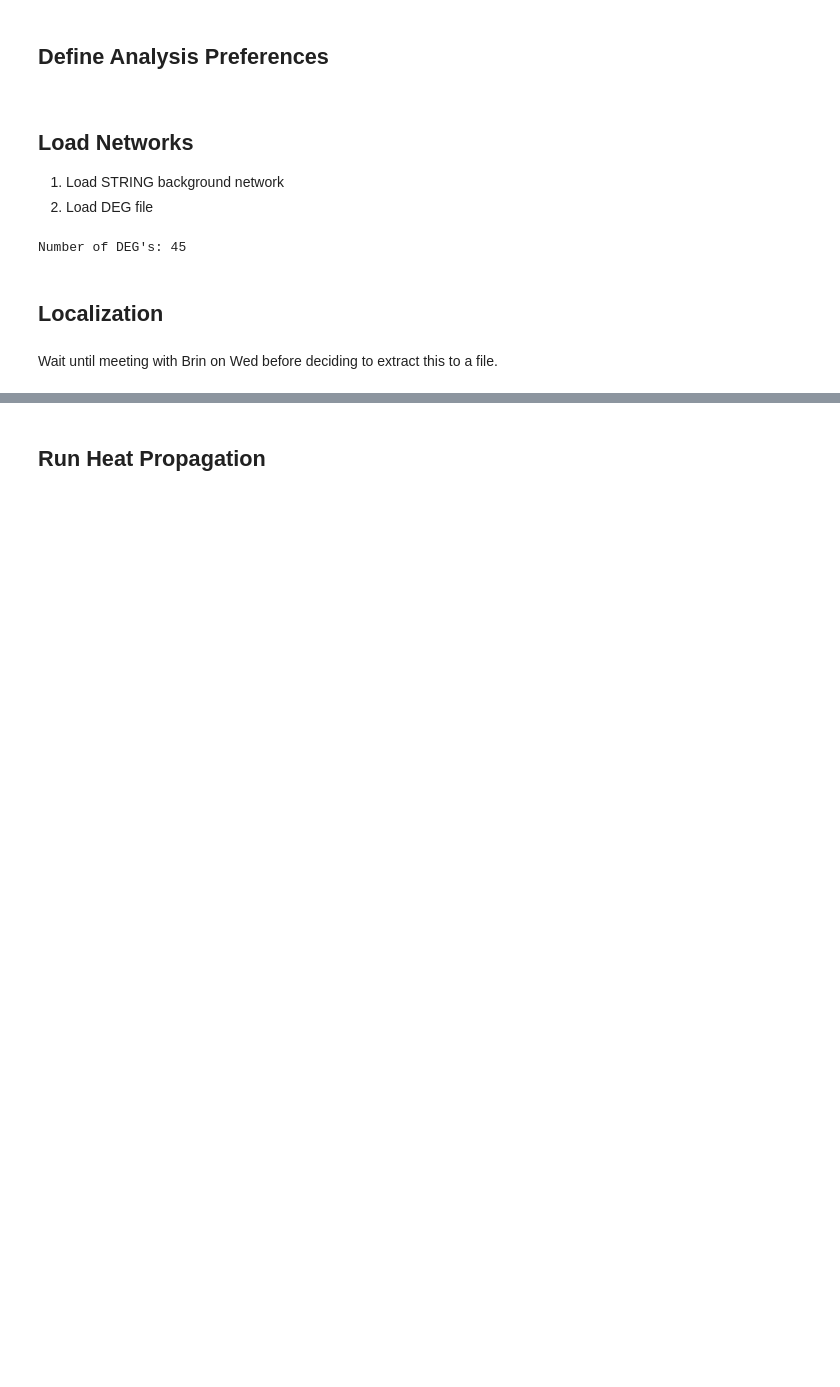
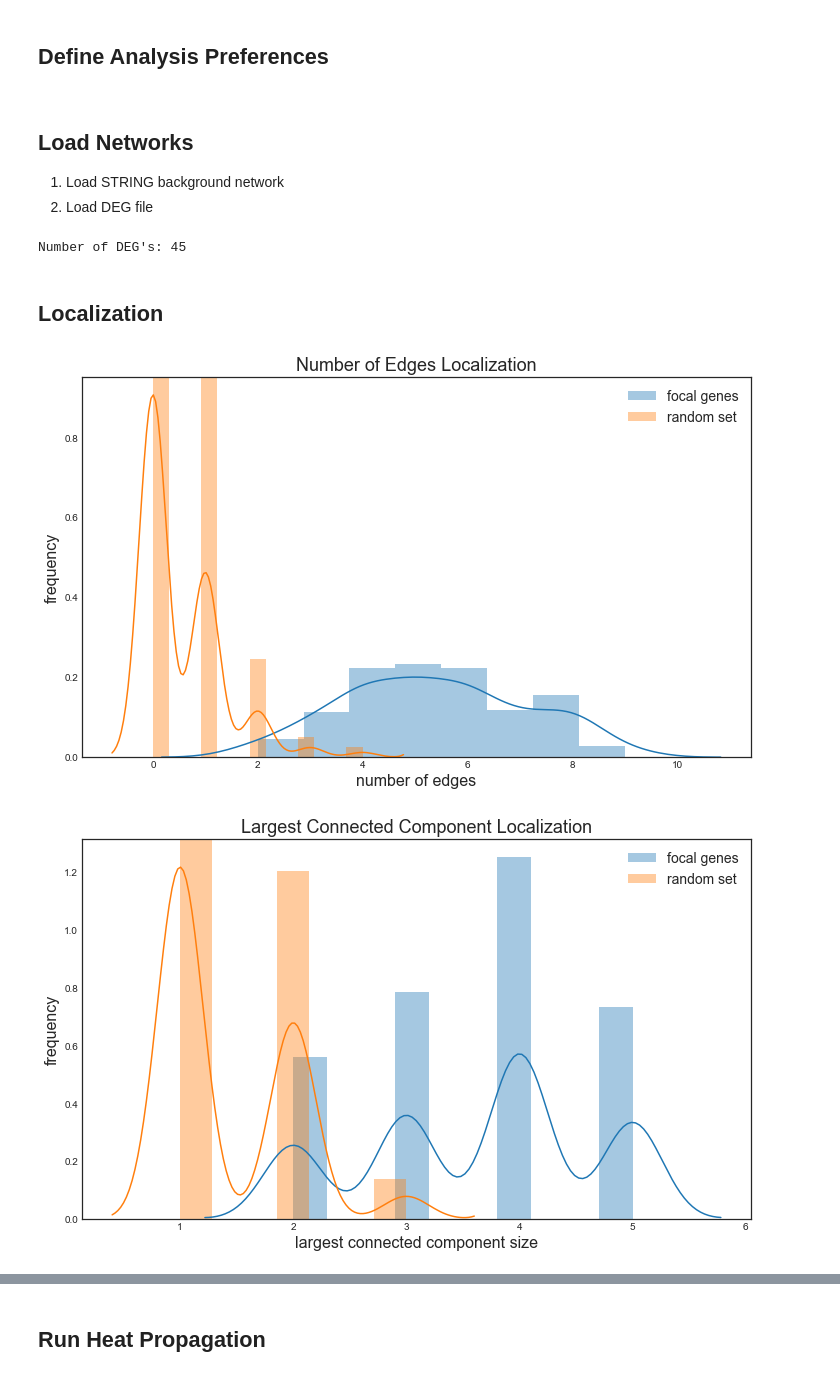
Before and after one commit to ucsd-ccbb/network_bio_toolkit, a Jupyter notebook: notebooks/clustering_notebooks/Heat2_example.ipynb, the cells around one changed output, grey strips where cells are left out. Saved outputs shown, nothing was run; the diff lists cells and outputs as text; code cells hidden in the pictures; blank space fills up the shorter version.

```diff
--- a/notebooks/clustering_notebooks/Heat2_example.ipynb
+++ b/notebooks/clustering_notebooks/Heat2_example.ipynb
@@ -74,4 +74,2 @@ heat.DG_universe = saved_DG_universe
 # %% [markdown]
 ## Localization
-# %% [markdown]
-Wait until meeting with Brin on Wed before deciding to extract this to a file.
@@ -178,3 +76,8 @@ print('Number of DEG\'s: ' + str(len(heat.DEG_list)))
 # %%
-numedges_list, numedges_rand, LCC_list, LCC_rand = calc_localization(heat.DG_universe, heat.DEG_list,
-                                                                     num_reps = 200, method = 'both')
+numedges_list, numedges_rand, LCC_list, LCC_rand = heat.localization(num_reps = 250,
+                                                                     sample_frac = 0.8,
+                                                                     method = 'both',
+                                                                     plot = True)
+# %% [output]
+[figure, added]
+[figure, added]
```
Also changed, not shown: parts of 16 cells of this notebook, 10 other files.
